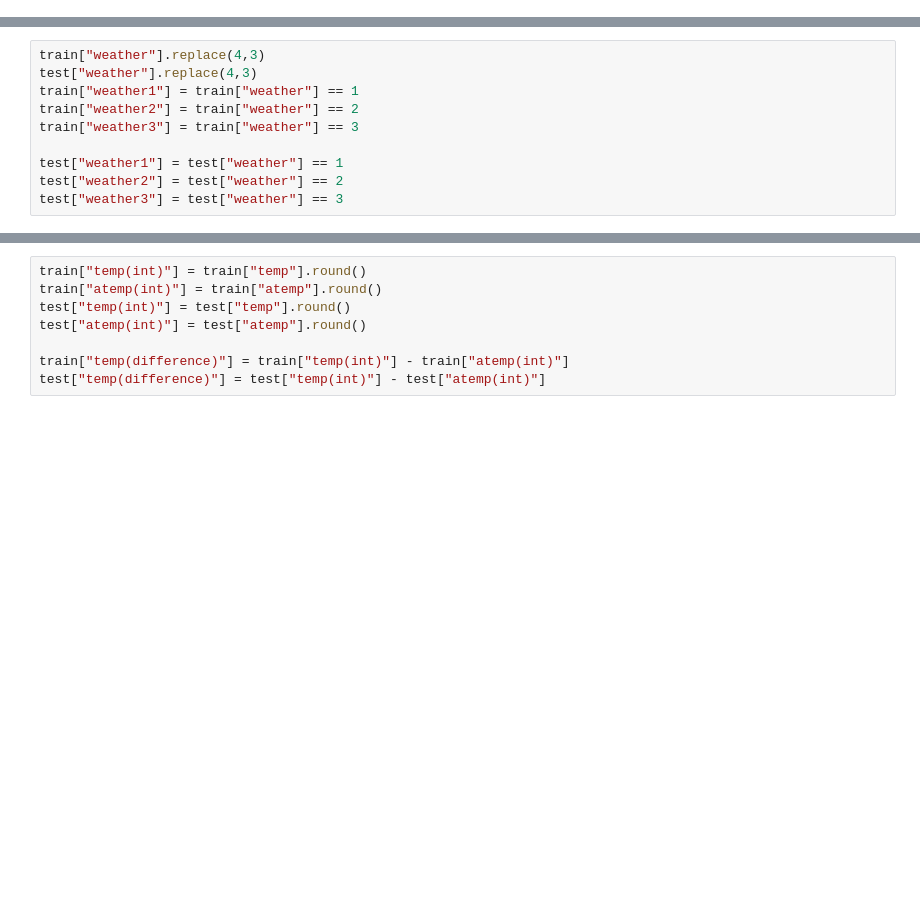
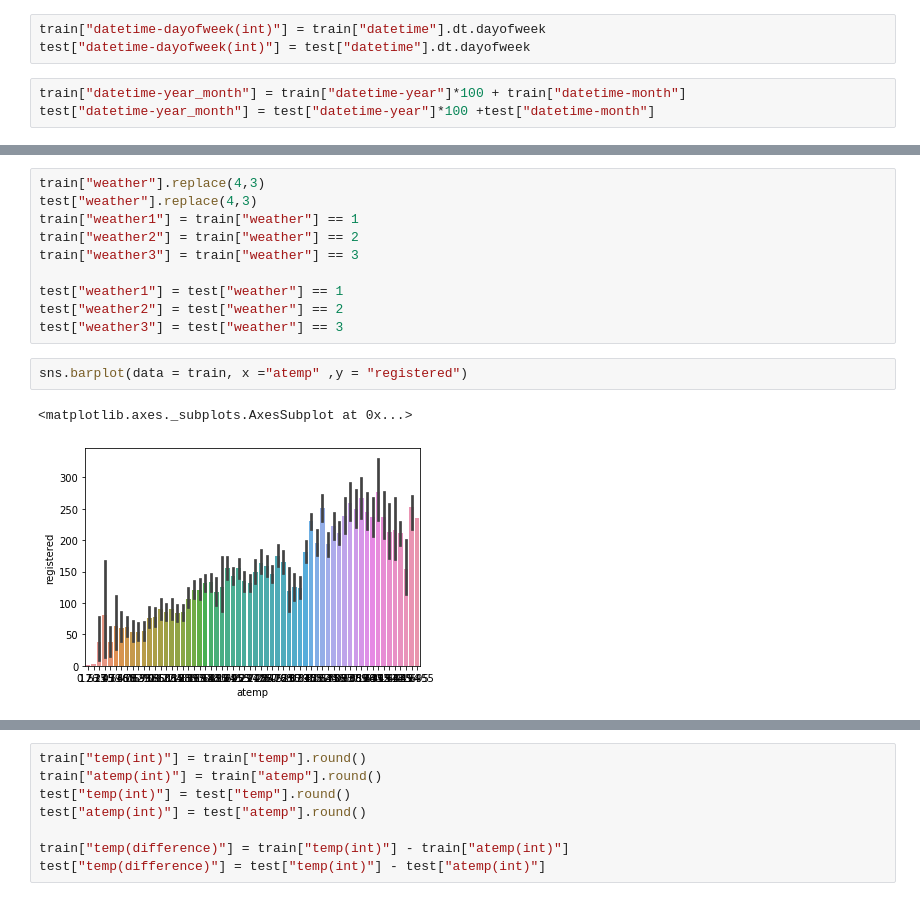
Before and after one commit to KyominHwang/DataScience, a Jupyter notebook: bikeSharingDemand.ipynb, the cells around one changed output, grey strips where cells are left out. Cells and saved outputs as stored; diff of their text form; blank space fills up the shorter version.

```diff
--- a/bikeSharingDemand.ipynb
+++ b/bikeSharingDemand.ipynb
@@ -68,3 +57,9 @@ test[["datetime", "datetime-year", "datetime-month", "datetime-day", "datetime-h
 %matplotlib inline
 import seaborn as sns
 import matplotlib.pyplot as plt
+# %%
+train["datetime-dayofweek(int)"] = train["datetime"].dt.dayofweek
+test["datetime-dayofweek(int)"] = test["datetime"].dt.dayofweek
+# %%
+train["datetime-year_month"] = train["datetime-year"]*100 + train["datetime-month"]
+test["datetime-year_month"] = test["datetime-year"]*100 +test["datetime-month"]
@@ -78,3 +86,8 @@ train["weather3"] = train["weather"] == 3
 test["weather1"] = test["weather"] == 1
 test["weather2"] = test["weather"] == 2
 test["weather3"] = test["weather"] == 3
+# %%
+sns.barplot(data = train, x ="atemp" ,y = "registered")
+# %% [output]
+<matplotlib.axes._subplots.AxesSubplot at 0x...>
+[figure, added]
```
Also changed, not shown: parts of 73 cells of this notebook.
